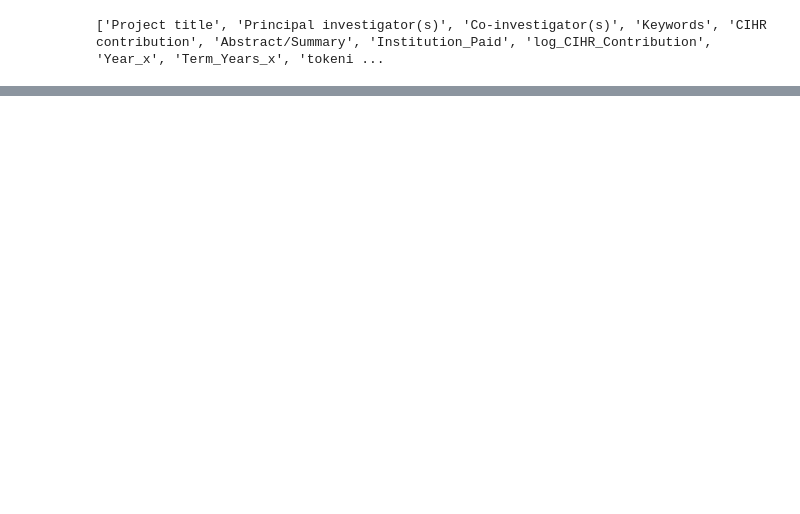
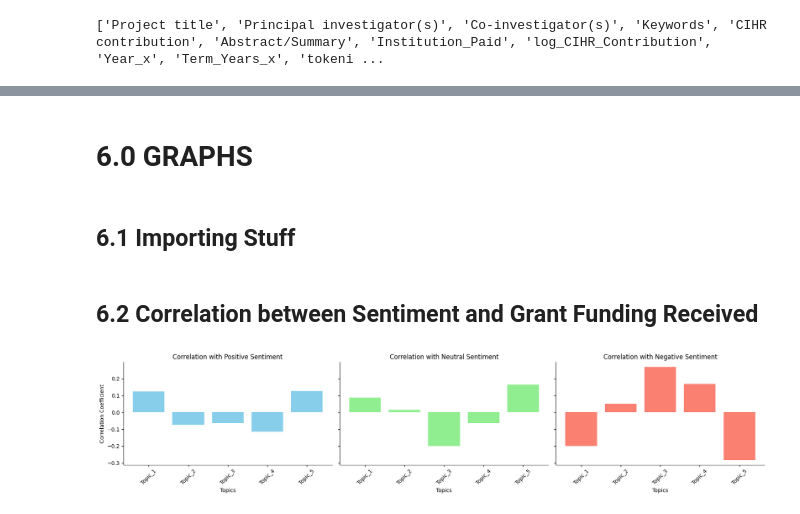
Before and after one commit to joycetheok/Grant-Abstract-Funding-Prediction, a Jupyter notebook: code.ipynb, the cells around one changed output, grey strips where cells are left out. Saved outputs shown, nothing was run; the diff lists cells and outputs as text; code cells hidden in the pictures; blank space fills up the shorter version.

```diff
--- a/code.ipynb
+++ b/code.ipynb
@@ -929,0 +1348,4 @@ X_test_scaled = scaler.transform(X_test)
+# %% [markdown]
+# 6.0 GRAPHS
+# %% [markdown]
+## 6.1 Importing Stuff
@@ -929,0 +1355,49 @@ X_test_scaled = scaler.transform(X_test)
+# %% [markdown]
+## 6.2 Correlation between Sentiment and Grant Funding Received
+# %%
+import matplotlib.pyplot as plt
+
+# Identify topic columns (assumes topic columns are named 'Topic_1', 'Topic_2', ...)
+topics = [col for col in filtered_grants.columns if col.startswith('Topic_')]
+
+# Calculate correlation matrices
+correlation_matrix = filtered_grants[topics + ['positive', 'neutral', 'negative']].corr()
+
+# Extract correlations for each sentiment
+positive_corr = correlation_matrix['positive'].drop(['positive', 'neutral', 'negative'])
+neutral_corr = correlation_matrix['neutral'].drop(['positive', 'neutral', 'negative'])
+negative_corr = correlation_matrix['negative'].drop(['positive', 'neutral', 'negative'])
+
+# Create subplots for the three bar charts
+fig, axes = plt.subplots(1, 3, figsize=(18, 4), sharey=True)
+
+# Plot for positive
+axes[0].bar(positive_corr.index, positive_corr.values, color='skyblue')
+axes[0].set_title("Correlation with Positive Sentiment")
+axes[0].set_xlabel("Topics")
+axes[0].set_ylabel("Correlation Coefficient")
+axes[0].tick_params(axis='x', rotation=45)
+axes[0].spines['top'].set_visible(False)
+axes[0].spines['right'].set_visible(False)
+
+# Plot for neutral
+axes[1].bar(neutral_corr.index, neutral_corr.values, color='lightgreen')
+axes[1].set_title("Correlation with Neutral Sentiment")
+axes[1].set_xlabel("Topics")
+axes[1].tick_params(axis='x', rotation=45)
+axes[1].spines['top'].set_visible(False)
+axes[1].spines['right'].set_visible(False)
+
+# Plot for negative
+axes[2].bar(negative_corr.index, negative_corr.values, color='salmon')
+axes[2].set_title("Correlation with Negative Sentiment")
+axes[2].set_xlabel("Topics")
+axes[2].tick_params(axis='x', rotation=45)
+axes[2].spines['top'].set_visible(False)
+axes[2].spines['right'].set_visible(False)
+
+# Adjust layout and show
+plt.tight_layout()
+plt.show()
+# %% [output]
+[figure, added]
```
Also changed, not shown: parts of 16 cells of this notebook, 1 other file.
